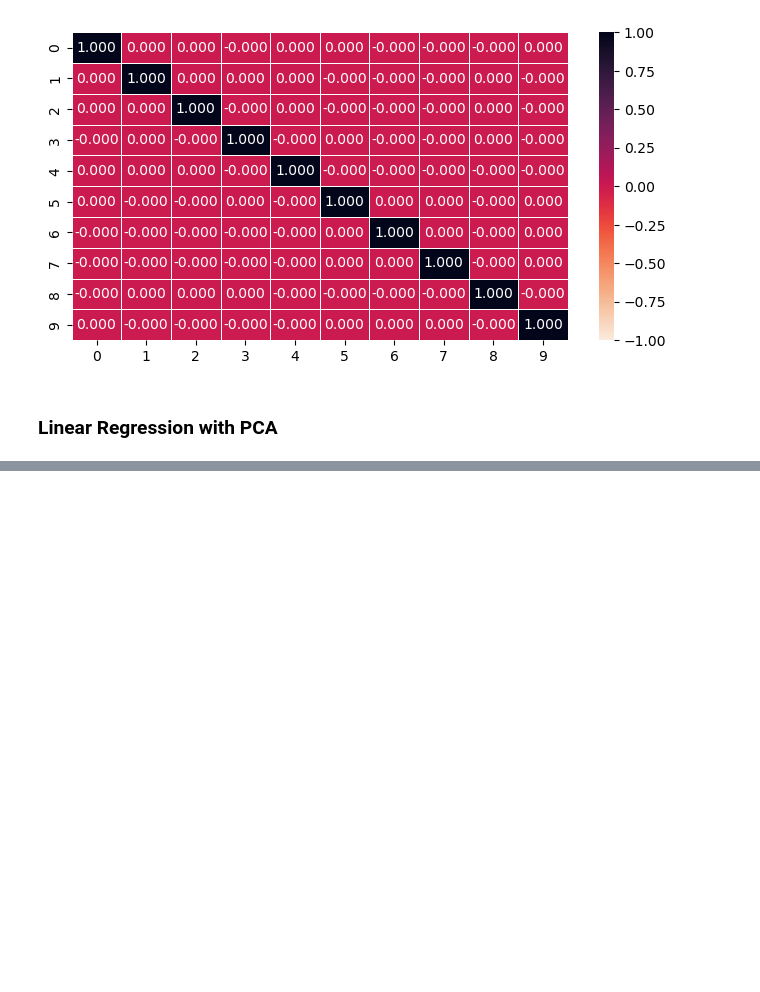
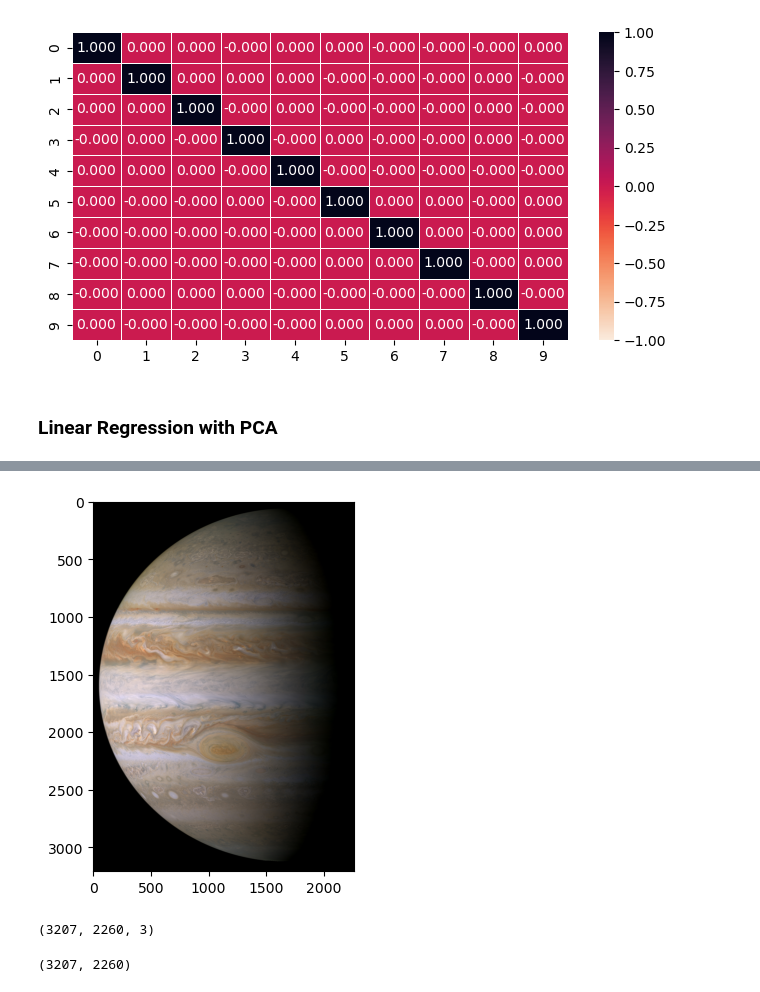
Before and after one commit to WellyWong/DTSA_5510_Unsupervised_Learning, a Jupyter notebook: pca.ipynb, the cells around one changed output, grey strips where cells are left out. Cells and saved outputs as stored; diff of their text form; code cells hidden in the pictures; blank space fills up the shorter version.

```diff
--- a/pca.ipynb
+++ b/pca.ipynb
@@ -384,0 +552,16 @@ Test PCA R2: 0.8548343013329498
+# %%
+jupyter = imread('jupiter.jpg')
+# %%
+plt.imshow(jupyter);
+# %% [output]
+[figure, added]
+# %%
+jupyter.shape
+# %% [output]
+(3207, 2260, 3)
+# %%
+# Convert RGB to grayscale
+X = np.mean(jupyter, axis=2)
+X.shape
+# %% [output]
+(3207, 2260)
```
Also changed, not shown: parts of 58 cells of this notebook.
